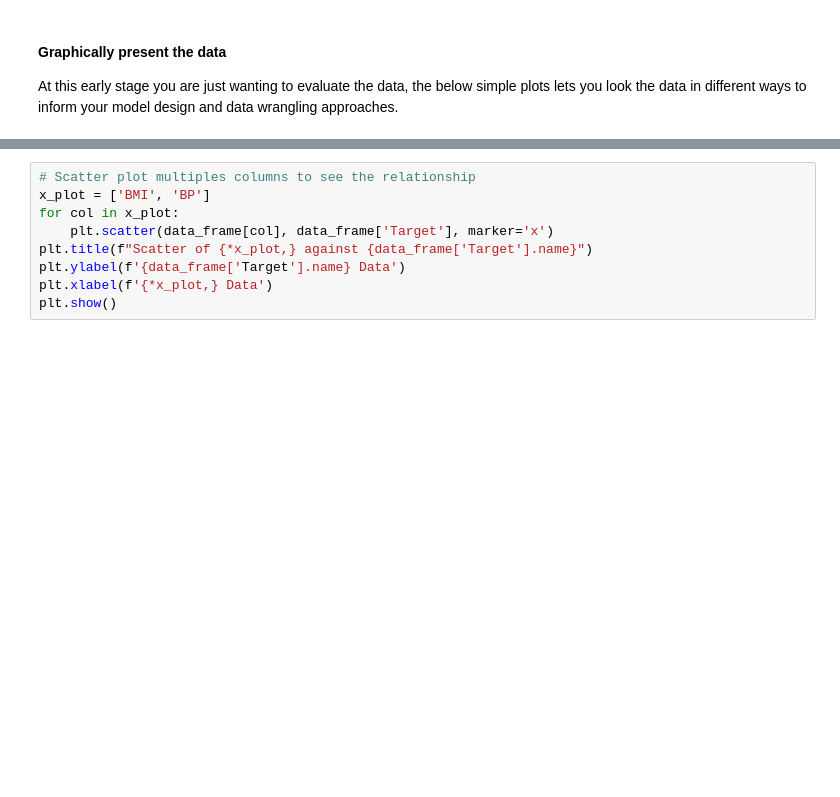
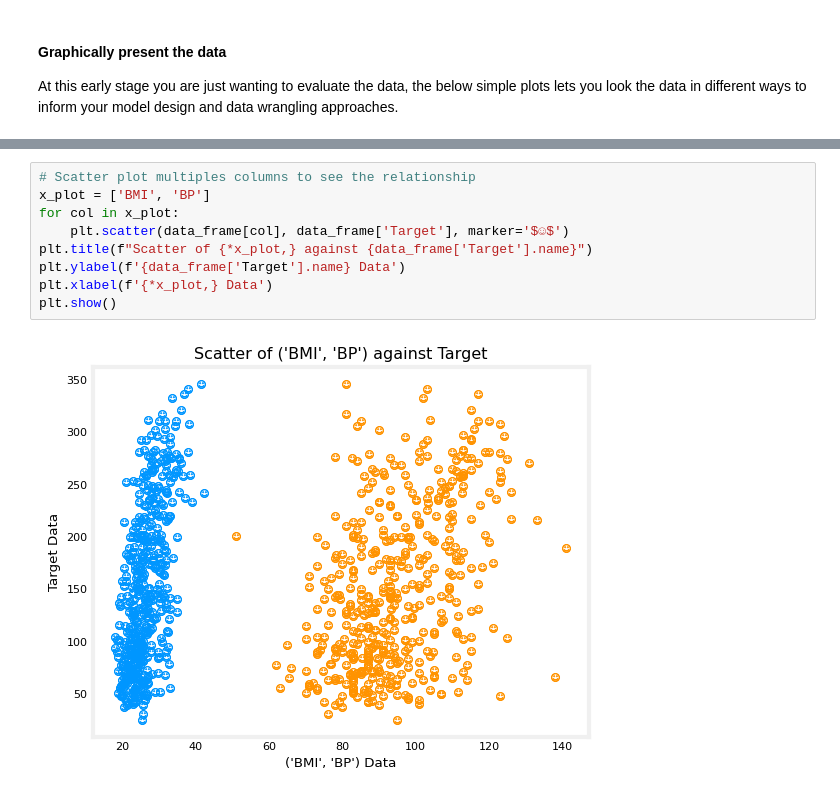
Before and after one commit to unopiaofrol/MLOps, a Jupyter notebook: 2.Model_Development/2.1.Data_Wrangling/2.1.1.data_preview.ipynb, the cells around one changed output, grey strips where cells are left out. Saved outputs shown, nothing was run; the diff lists cells and outputs as text; blank space fills up the shorter version.

Commit message:
plotting data with smiley faces makes the trends more visible lmao

```diff
--- a/2.Model_Development/2.1.Data_Wrangling/2.1.1.data_preview.ipynb
+++ b/2.Model_Development/2.1.Data_Wrangling/2.1.1.data_preview.ipynb
@@ -68,12 +109,14 @@ plt.show()
 # %%
 # Scatter plot multiples columns to see the relationship
 x_plot = ['BMI', 'BP']
 for col in x_plot:
-    plt.scatter(data_frame[col], data_frame['Target'], marker='x')
+    plt.scatter(data_frame[col], data_frame['Target'], marker='$☺$')
 plt.title(f"Scatter of {*x_plot,} against {data_frame['Target'].name}")
 plt.ylabel(f'{data_frame['Target'].name} Data')
 plt.xlabel(f'{*x_plot,} Data')
 plt.show()
+# %% [output]
+[figure, added]
 # %%
 # Scatter plot 2 columns in separate charts with a shared y-axis
 fig, (ax1, ax2) = plt.subplots(1,2, sharey=True)
```
Also changed, not shown: parts of 8 cells of this notebook.
